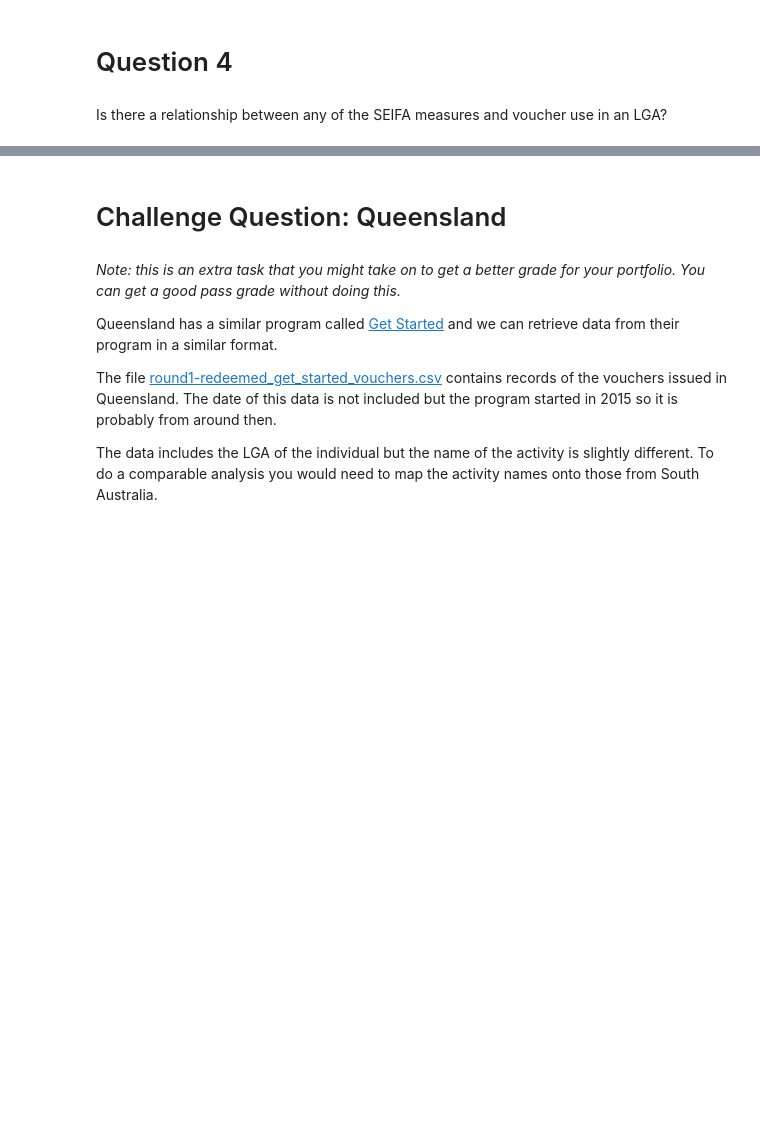
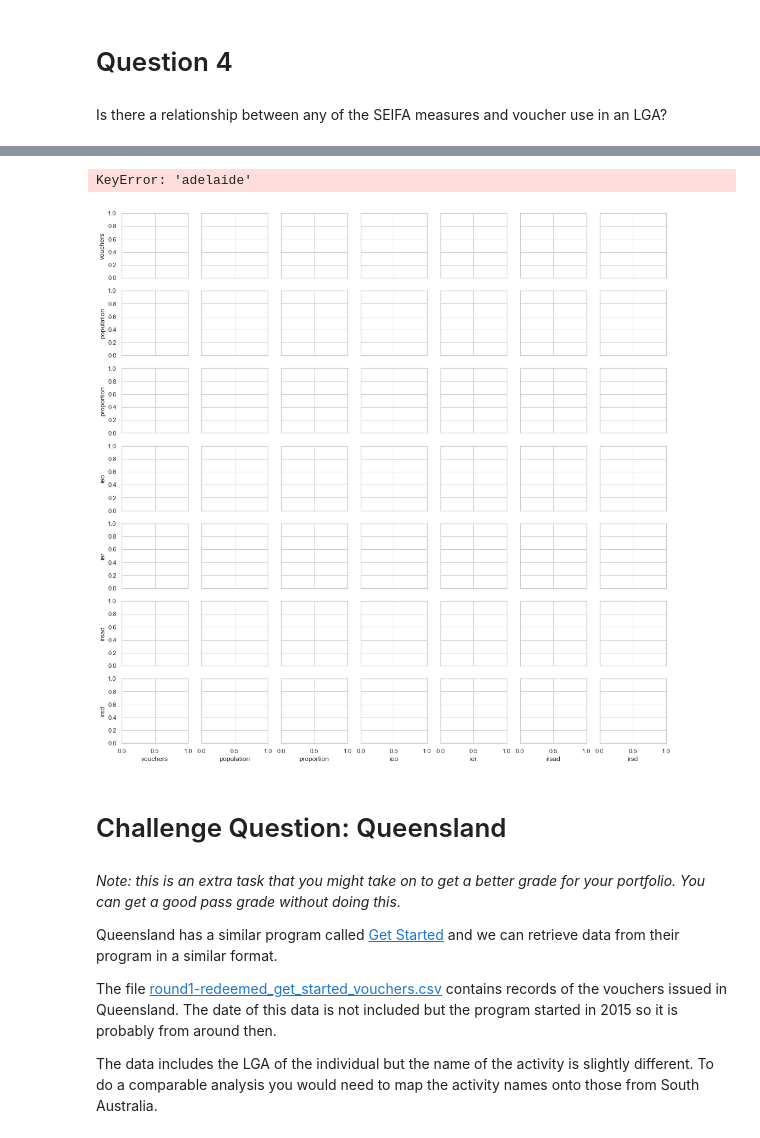
Before and after one commit to MQCOMP2200-S2-2021/Data-Science-Labs, a Jupyter notebook: Portfolio 2-Copy1.ipynb, the cells around one changed output, grey strips where cells are left out. Cells and saved outputs as stored; diff of their text form; code cells hidden in the pictures; blank space fills up the shorter version.

```diff
--- a/Portfolio 2-Copy1.ipynb
+++ b/Portfolio 2-Copy1.ipynb
@@ -418,15 +403,0 @@ myList = list(pivot['australian rules'].nlargest(5).sort_values(ascending=False)
-# %%
-sns.set_theme(style="whitegrid")
-# fig, axes = plt.subplots(2,1, figsize=(12, 5))
-
-
-# pivot['australian rules'].to_frame().transpose().plot.barh(stacked=True,style='b', alpha=0.7,
-#               title='Most popular sports in Onkaparinga')
-
-pivot['australian rules'].to_frame().transpose()[myList].plot.barh(stacked=True,style='b', alpha=0.7,
-              title='Most popular sports in Onkaparinga')
-
-# pivot.loc['onkaparinga'][topSports].sort_values().plot(kind='barh', style='b', alpha=0.7,
-#               title='The overall top sports in Onkarparinga', ax = axes[1])
-
-# plt.tight_layout()
@@ -845,0 +824,3 @@ david : need to normalise the vouchers by population in some way
+# %%
+LGA_scores.index = LGA_scores.index.str.lower()
+LGA_scores.columns = LGA_scores.columns.str.lower()
@@ -849,0 +986,5 @@ david : need to normalise the vouchers by population in some way
+# %%
+totalClaimed_scores['ieo'] = LGA_scores['ieo']
+totalClaimed_scores['ier'] = LGA_scores['ier']
+totalClaimed_scores['irsad'] = LGA_scores['irsad']
+totalClaimed_scores['irsd'] = LGA_scores['irsd']
@@ -850,3 +1028,8 @@ david : need to normalise the vouchers by population in some way
+# %%
+sns.pairplot(totalClaimed_scores, 'adelaide')
+# %% [output]
+KeyError: 'adelaide'
+[figure, added]
 # %% [markdown]
 # Challenge Question: Queensland
 # %% [markdown]
```
Also changed, not shown: parts of 89 cells of this notebook.
